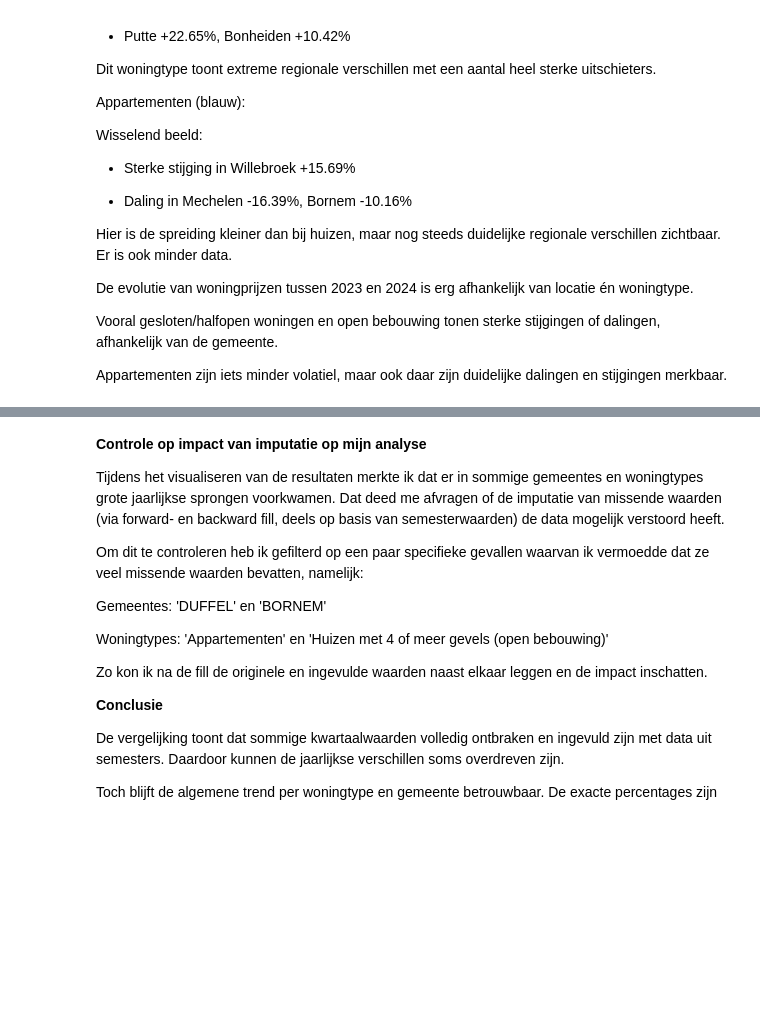
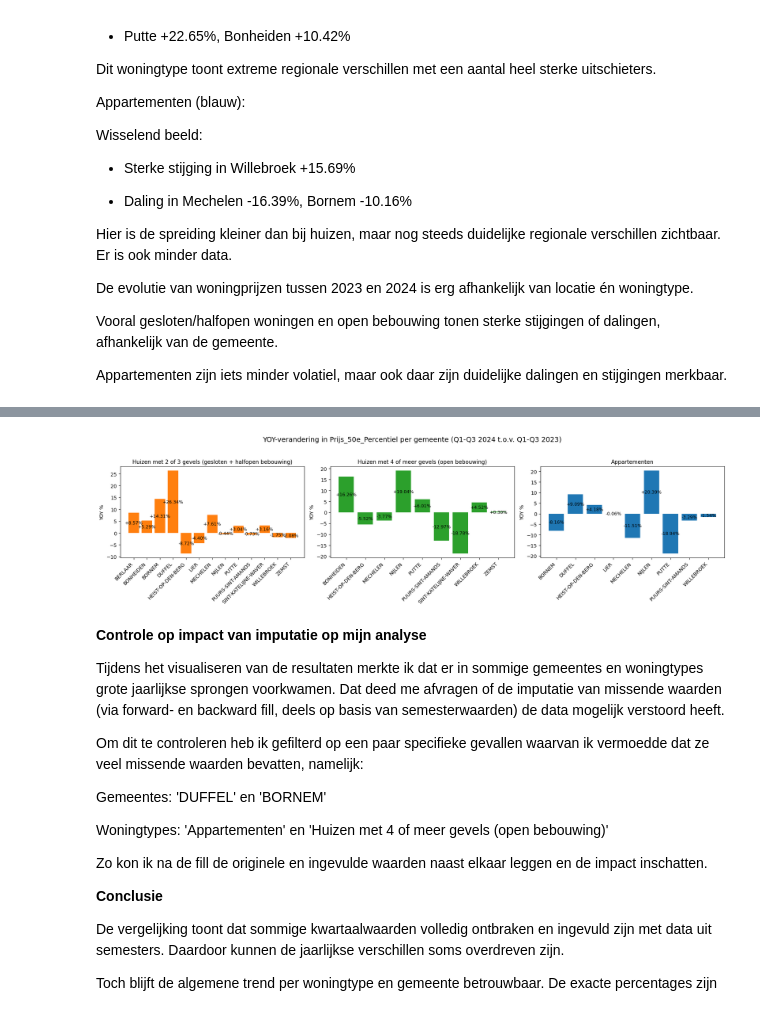
Before and after one commit to Kathleen888/Analyze-huizenprijzen, a Jupyter notebook: workbook.ipynb, the cells around one changed output, grey strips where cells are left out. Drawn from its saved outputs; the diff is of its cells as text; code cells hidden in the pictures; blank space fills up the shorter version.

Commit message:
Kaart visual 2 + yoy Q1-Q3 toegevoegd

```diff
--- a/workbook.ipynb
+++ b/workbook.ipynb
@@ -1063,3 +1522,58 @@ plt.show()
+# %%
+#Filter de dataset op Q1 t.e.m. Q3 in 2023 en 2024
+df_mechelen_q1_q3 = df_mechelen_clean[
+    (df_mechelen_clean['Periode'].isin(['Q1', 'Q2', 'Q3'])) &
+    (df_mechelen_clean['Jaar'].isin([2023, 2024]))
+]
+
+#Groepeer per gemeente, woningtype en jaar en neem het gemiddelde van de kolom Prijs_50e_Percentiel
+grouped_per_gemeente2 = df_mechelen_q1_q3.groupby(['Naam_NL', 'Woningtype_NL', 'Jaar'])['Prijs_50e_Percentiel'].mean().reset_index()
+
+#Maak de kolommen met YOY en YOY verschil waardes
+grouped_per_gemeente2['YOY'] = (grouped_per_gemeente2.groupby(['Naam_NL','Woningtype_NL'])['Prijs_50e_Percentiel'].pct_change()*100).round(2)
+grouped_per_gemeente2['YOY_verschil'] = grouped_per_gemeente2.groupby(['Naam_NL','Woningtype_NL'])['YOY'].diff().round(2)
+
+#Filter op enkel 2024
+gemeente_yoy_2024_2 = grouped_per_gemeente2[grouped_per_gemeente2['Jaar'] == 2024].copy()
+
+#Bepaal de woningtypes en zet ze in een lijst
+woningtypes_gemeente = gemeente_yoy_2024_2['Woningtype_NL'].unique()
+
+#Maak een raster van 1 rij en 3 kolommen voor de plots
+fig, axs = plt.subplots(1, 3, figsize=(18, 5))
+
+#Voor elke index en woningtype in de lijst woningtypes_gemeente
+for i, woningtype in enumerate(woningtypes_gemeente):
+    ax = axs[i]
+    data = gemeente_yoy_2024_2[gemeente_yoy_2024_2['Woningtype_NL'] == woningtype].copy()
+    bars = ax.bar(data['Naam_NL'], data['YOY'], color=kleuren[woningtype])
+
+    for bar, (_, row) in zip(bars, data.iterrows()):
+        hoogte = row['YOY']
+        label = f"{hoogte:+.2f}%"
+        ax.text(
+            bar.get_x() + bar.get_width() / 2,
+            bar.get_height() / 2,
+            label,
+            ha='center',
+            va='center',
+            fontsize=9,
+            color='black'
+        )
+
+    ax.set_title(woningtype, fontsize=11)
+    ax.set_xticks(range(len(data['Naam_NL'])))
+    ax.set_xticklabels(data['Naam_NL'], rotation=45, ha='right')
+    ax.set_ylabel('YOY %')
+
+#Plaats een subtitel boven de figuur
+fig.suptitle("YOY-verandering in Prijs_50e_Percentiel per gemeente (Q1-Q3 2024 t.o.v. Q1-Q3 2023)", fontsize=14)
+plt.savefig('plots/barplot YOY-verandering in Prijs_50e_Percentiel per gemeente (Q1-Q3_2024 t.o.v. Q1-Q3_2023).png', dpi=300, bbox_inches='tight')
+plt.tight_layout(rect=[0, 0, 1, 0.95])
+
+plt.show()
+# %% [output]
+[figure, added]
 # %% [markdown]
 **Controle op impact van imputatie op mijn analyse**
 
```
Also changed, not shown: parts of 54 cells of this notebook.
